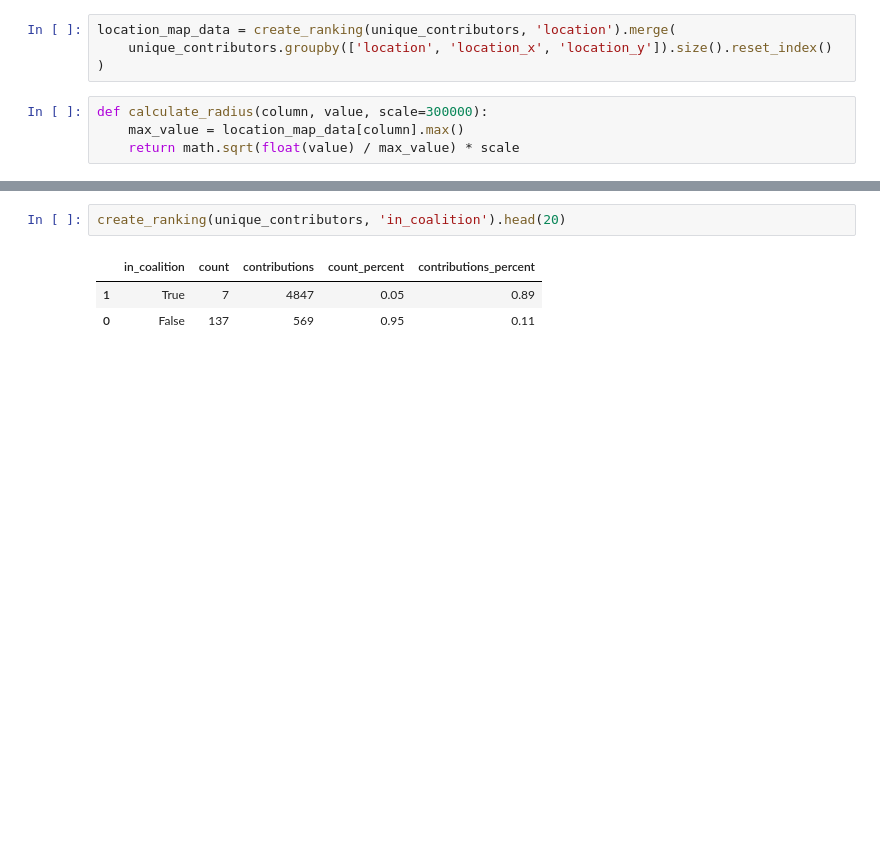
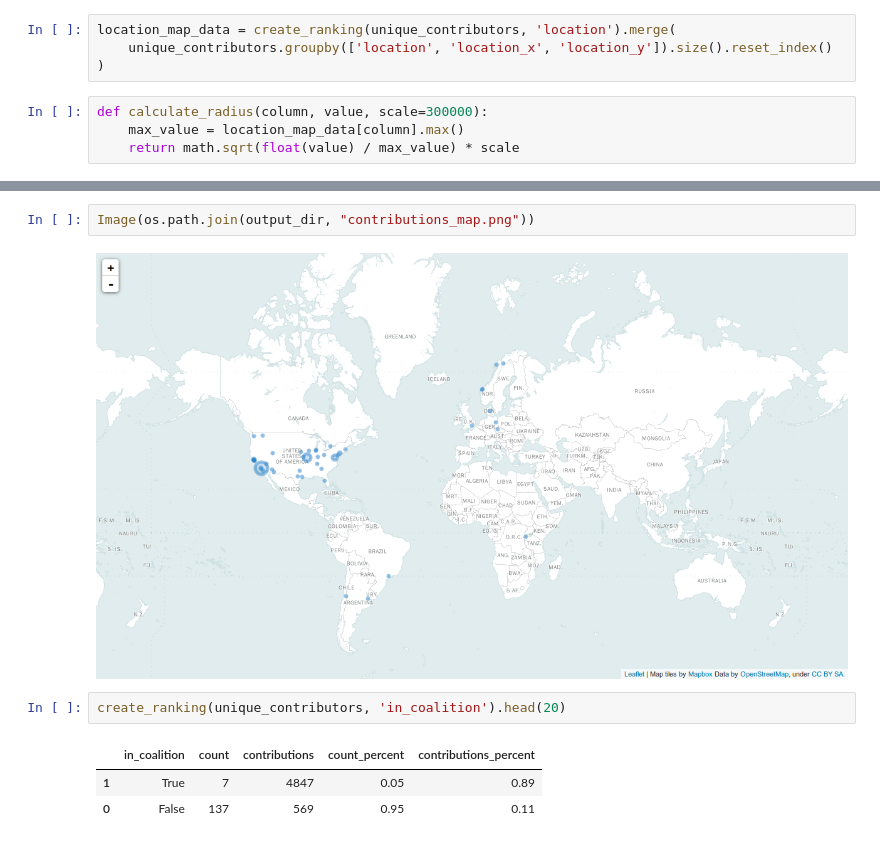
Before and after one commit to palewire/python-calaccess-notebooks, a Jupyter notebook: project-management/analyze-participants.ipynb, the cells around one changed output, grey strips where cells are left out. Drawn from its saved outputs; the diff is of its cells as text; blank space fills up the shorter version.

```diff
--- a/project-management/analyze-participants.ipynb
+++ b/project-management/analyze-participants.ipynb
@@ -151,3 +176,7 @@ location_map
+# %%
+Image(os.path.join(output_dir, "contributions_map.png"))
+# %% [output]
+[figure, added]
 # %%
 create_ranking(unique_contributors, 'in_coalition').head(20)
 # %% [output]
```
Also changed, not shown: parts of 11 cells of this notebook, 5 other files.
